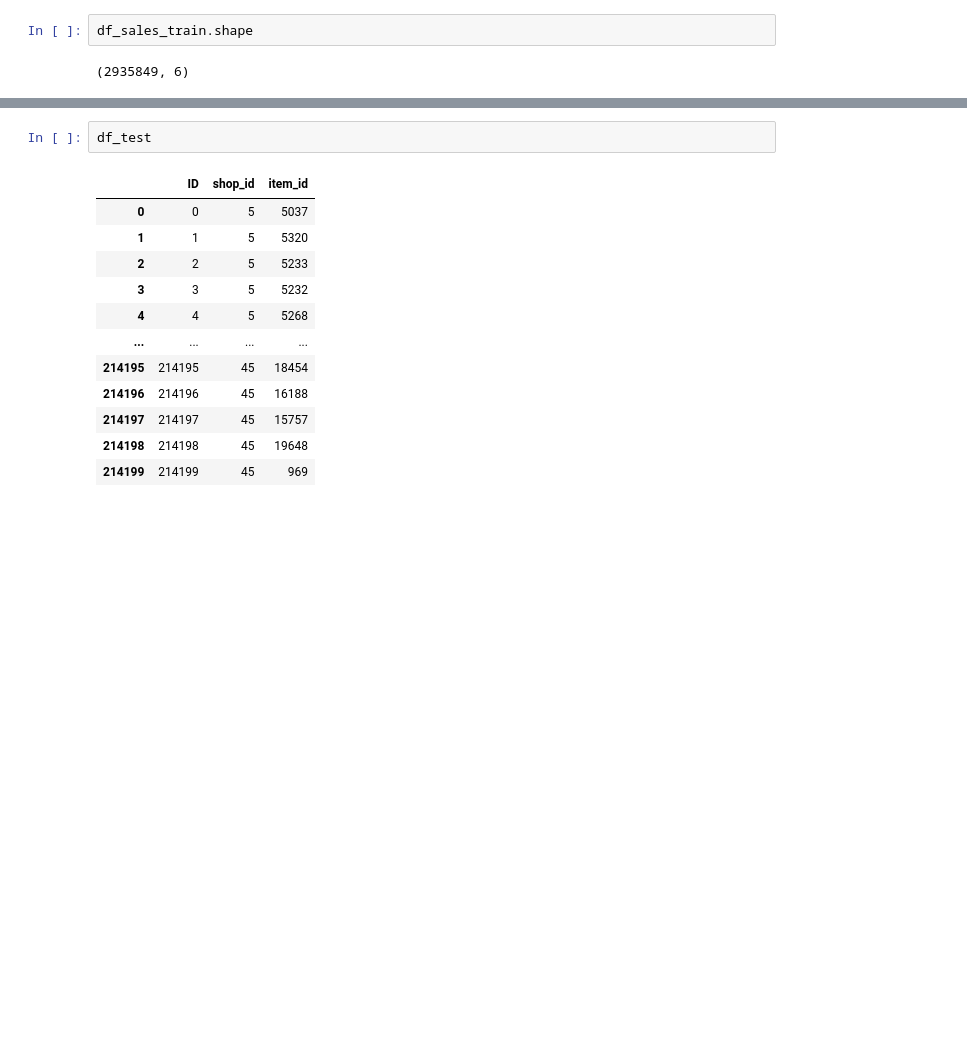
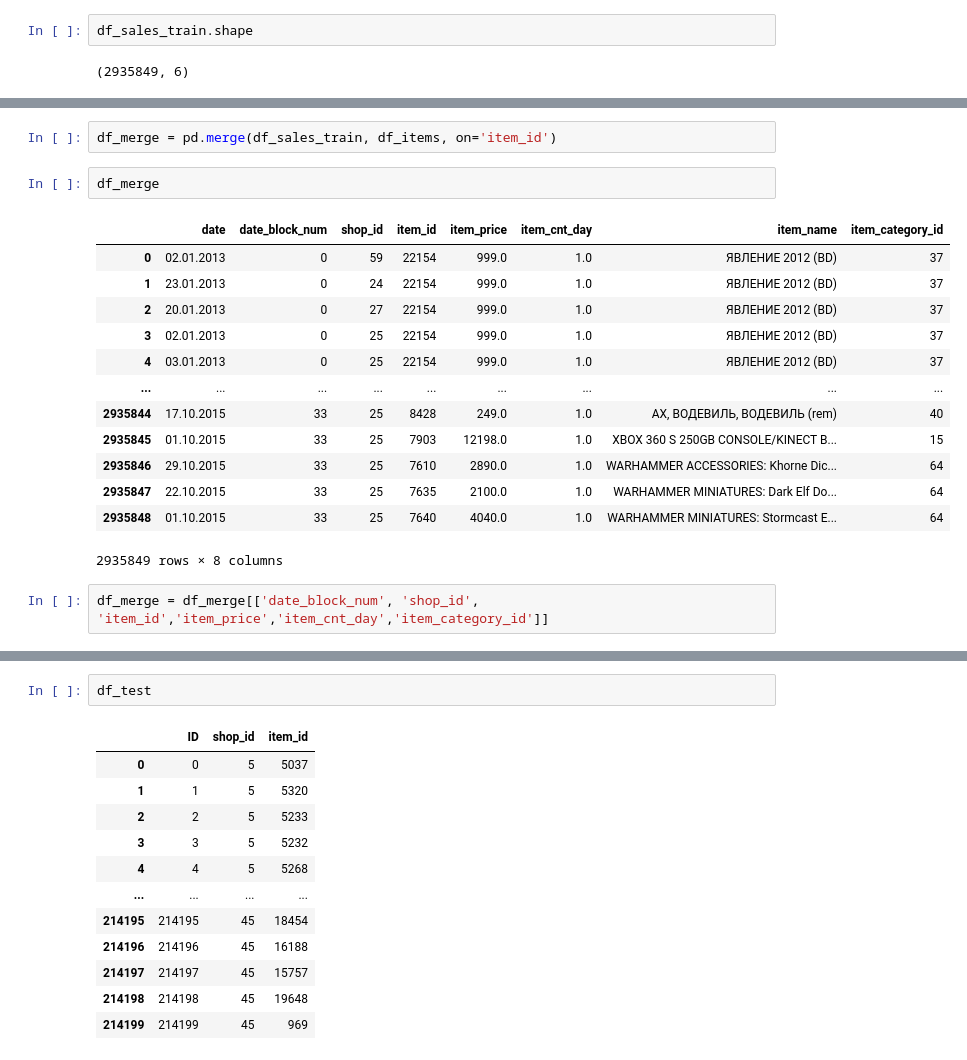
Before and after one commit to must4in3/7---Predict-Future-Sales, a Jupyter notebook: Data Cleaning.ipynb, the cells around one changed output, grey strips where cells are left out. Cells and saved outputs as stored; diff of their text form; blank space fills up the shorter version.

```diff
--- a/Data Cleaning.ipynb
+++ b/Data Cleaning.ipynb
@@ -48,0 +36,20 @@ df_sales_train.shape
+# %%
+df_merge = pd.merge(df_sales_train, df_items, on='item_id')
+# %%
+df_merge
+# %% [output]
+|  | date | date_block_num | shop_id | item_id | item_price | item_cnt_day | item_name | item_category_id |
+| 0 | 02.01.2013 | 0 | 59 | 22154 | 999.0 | 1.0 | ЯВЛЕНИЕ 2012 (BD) | 37 |
+| 1 | 23.01.2013 | 0 | 24 | 22154 | 999.0 | 1.0 | ЯВЛЕНИЕ 2012 (BD) | 37 |
+| 2 | 20.01.2013 | 0 | 27 | 22154 | 999.0 | 1.0 | ЯВЛЕНИЕ 2012 (BD) | 37 |
+| 3 | 02.01.2013 | 0 | 25 | 22154 | 999.0 | 1.0 | ЯВЛЕНИЕ 2012 (BD) | 37 |
+| 4 | 03.01.2013 | 0 | 25 | 22154 | 999.0 | 1.0 | ЯВЛЕНИЕ 2012 (BD) | 37 |
+| ... | ... | ... | ... | ... | ... | ... | ... | ... |
+| 2935844 | 17.10.2015 | 33 | 25 | 8428 | 249.0 | 1.0 | АХ, ВОДЕВИЛЬ, ВОДЕВИЛЬ (rem) | 40 |
+| 2935845 | 01.10.2015 | 33 | 25 | 7903 | 12198.0 | 1.0 | XBOX 360 S 250GB CONSOLE/KINECT B... | 15 |
+| 2935846 | 29.10.2015 | 33 | 25 | 7610 | 2890.0 | 1.0 | WARHAMMER ACCESSORIES: Khorne Dic... | 64 |
+| 2935847 | 22.10.2015 | 33 | 25 | 7635 | 2100.0 | 1.0 | WARHAMMER MINIATURES: Dark Elf Do... | 64 |
+| 2935848 | 01.10.2015 | 33 | 25 | 7640 | 4040.0 | 1.0 | WARHAMMER MINIATURES: Stormcast E... | 64 |
+2935849 rows × 8 columns
+# %%
+df_merge = df_merge[['date_block_num', 'shop_id', 'item_id','item_price','item_cnt_day','item_category_id']]
```
Also changed, not shown: parts of 22 cells of this notebook.
